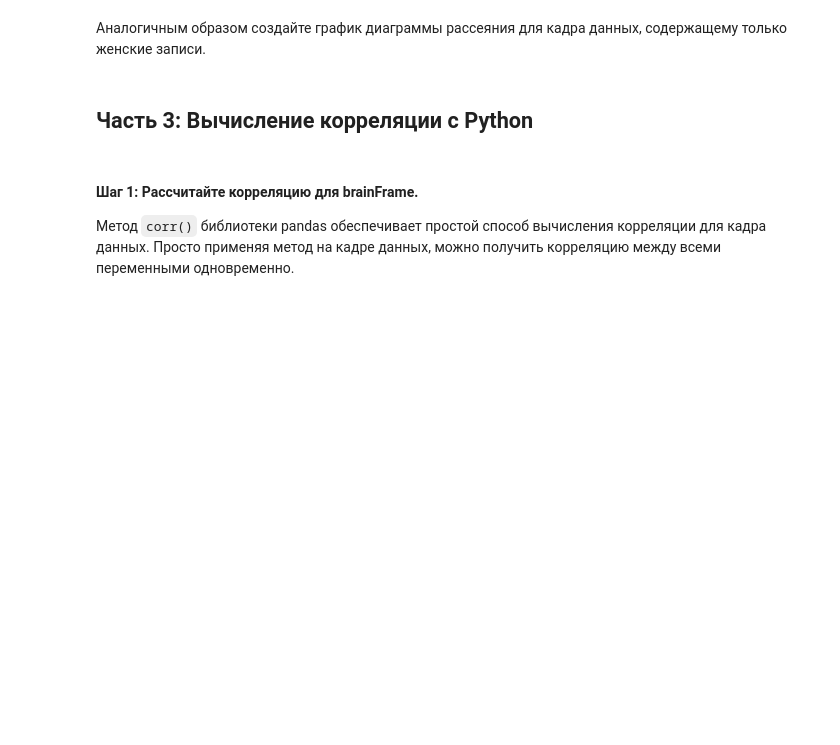
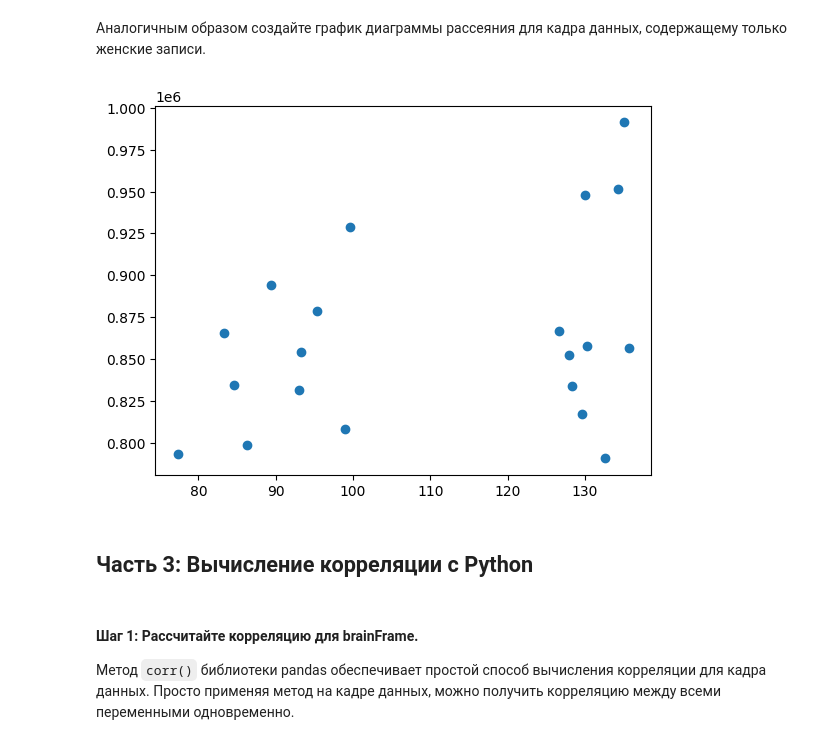
Before and after one commit to AlphaChop-x/lab2, a Jupyter notebook: correlation.ipynb, the cells around one changed output. Saved outputs shown, nothing was run; the diff lists cells and outputs as text; code cells hidden in the pictures; blank space fills up the shorter version.

```diff
--- a/correlation.ipynb
+++ b/correlation.ipynb
@@ -121,8 +119,8 @@ ModuleNotFoundError: No module named 'matplotlib'
 Чтобы гарантировать, что результаты не будут искажены из-за различий в мужских и женских телах, кадр данных разбит на два: один содержит все мужские записи, а другой - только женские экземпляры. <p>
 Создайте два новых кадра данных: menDf и womenDf, каждый из которых содержит соответствующие записи.
 # %%
-menDf = brainFrame[?]
-womenDf = brainFrame[?]
+menDf = brainFrame.query("Gender == 'Male'")
+womenDf = brainFrame.query("Gender == 'Female'")
 # %% [markdown]
 ##### c. Постройте графики.
 Поскольку набор данных включает в себя три различных измерения интеллекта (PIQ, FSIQ и VIQ), первая строка ниже использует метод `mean()` из библиотеки Pandas для вычисления среднего значения между тремя измерениями и сохранения результата в переменной `menMeanSmarts`. Обратите внимание, что первая строка относится к menDf, отфильтрованному кадру данных, содержащему только мужские записи.<p>
@@ -140,11 +140,12 @@ plt.show()
 # %%
 # Ячейка для кода № 7
 # Постройка графика диаграммы рассеяния для кадра данных с женскими записями
-womenMeanSmarts = ???
-plt.scatter(???)
-
-#
-#
+womenMeanSmarts = womenDf[["PIQ", "FSIQ", "VIQ"]].mean(axis=1)
+plt.scatter(womenMeanSmarts, womenDf["MRI_Count"])
+plt.show()
+%matplotlib inline
+# %% [output]
+[figure, added]
 # %% [markdown]
 ## Часть 3: Вычисление корреляции с Python
 # %% [markdown]
```
Also changed, not shown: parts of 21 cells of this notebook.
